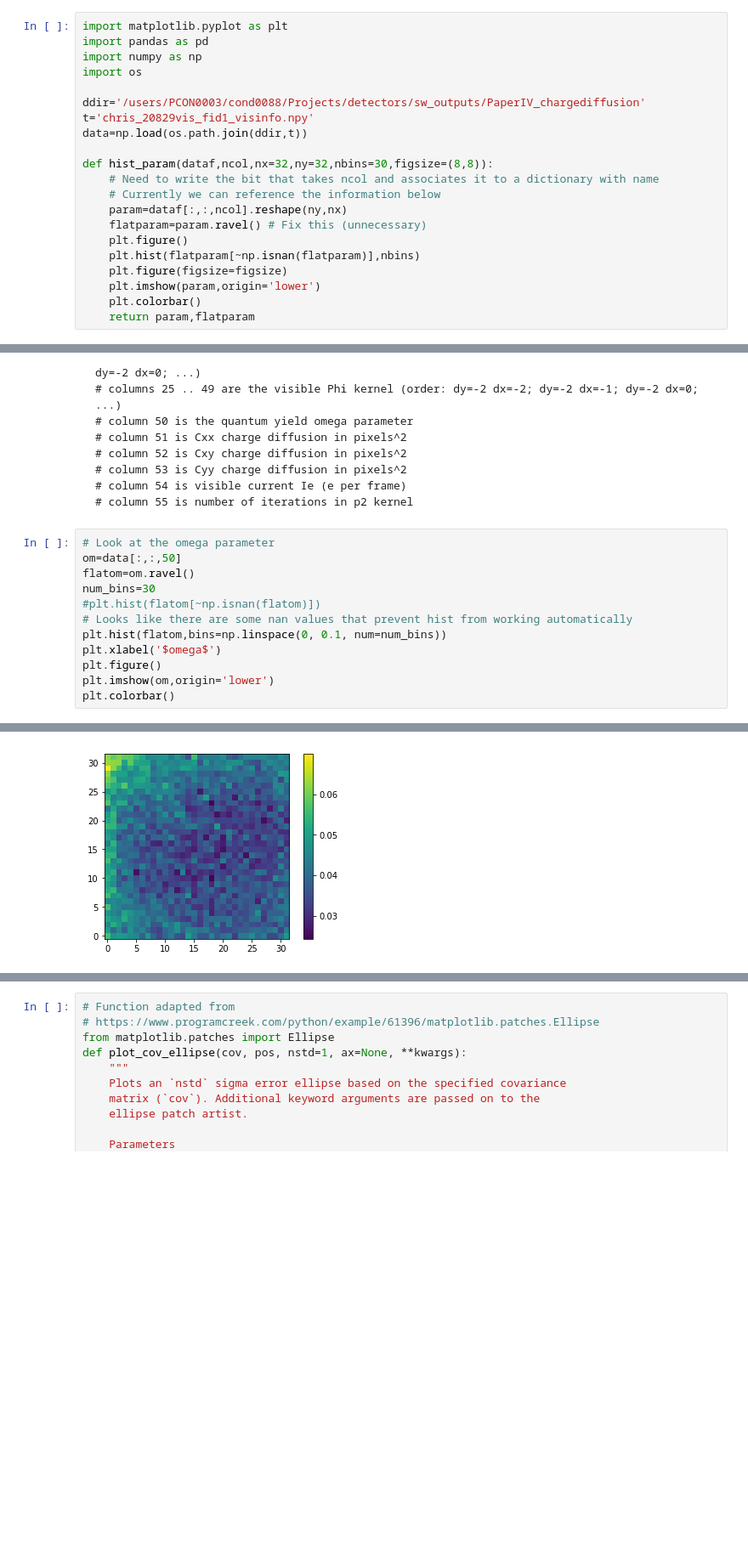
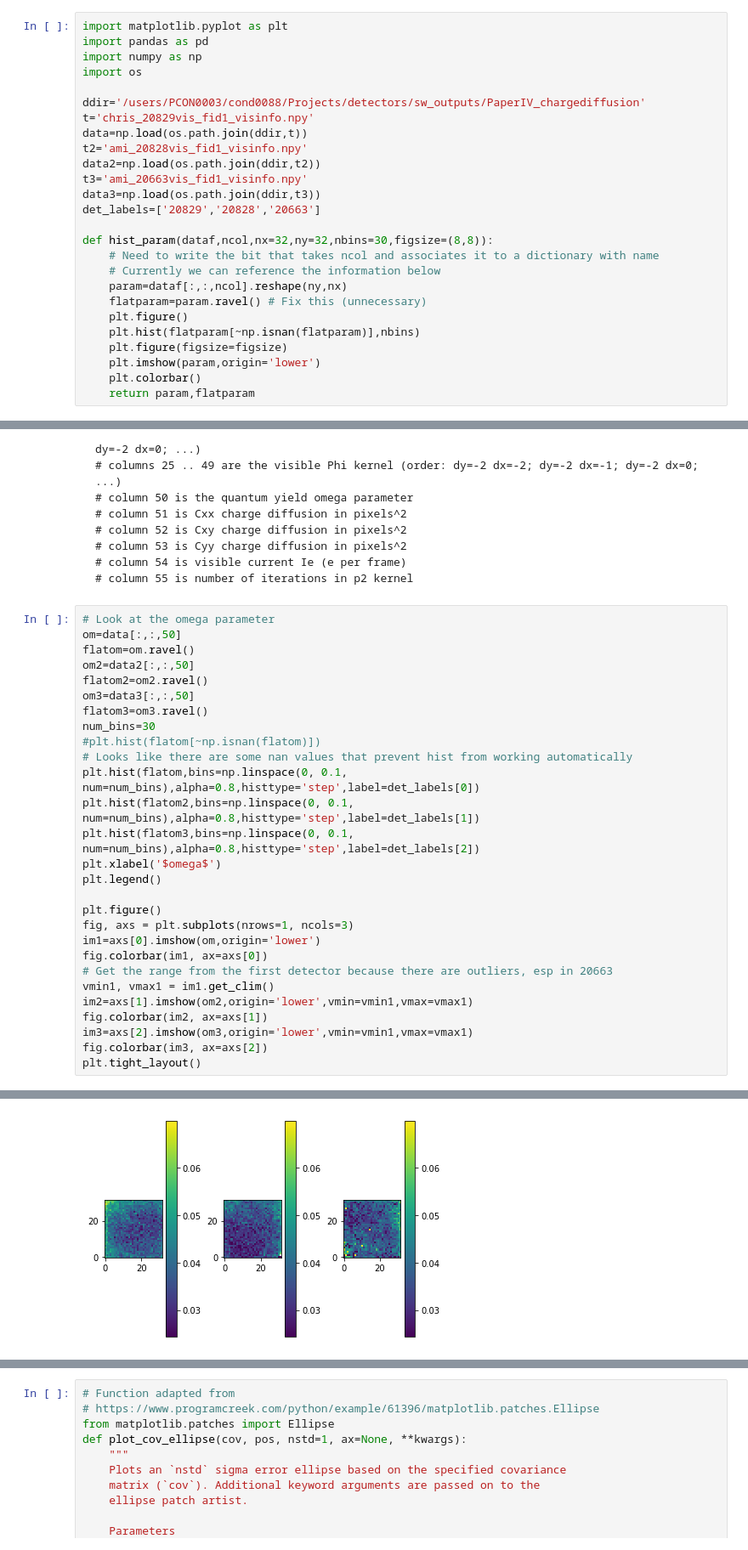
Before and after one commit to hirata10/solid-waffle, a Jupyter notebook: notebooks/plots_fiducial.ipynb, the cells around one changed output, grey strips where cells are left out. Shown at 85% size. Saved outputs shown, nothing was run; the diff lists cells and outputs as text; blank space fills up the shorter version.

Commit message:
added comparison of of omega with the other two detectors

```diff
--- a/notebooks/plots_fiducial.ipynb
+++ b/notebooks/plots_fiducial.ipynb
@@ -10,6 +10,11 @@ import os
 ddir='/users/PCON0003/cond0088/Projects/detectors/sw_outputs/PaperIV_chargediffusion'
 t='chris_20829vis_fid1_visinfo.npy'
 data=np.load(os.path.join(ddir,t))
+t2='ami_20828vis_fid1_visinfo.npy'
+data2=np.load(os.path.join(ddir,t2))
+t3='ami_20663vis_fid1_visinfo.npy'
+data3=np.load(os.path.join(ddir,t3))
+det_labels=['20829','20828','20663']
 
 def hist_param(dataf,ncol,nx=32,ny=32,nbins=30,figsize=(8,8)):
     # Need to write the bit that takes ncol and associates it to a dictionary with name
@@ -38,12 +43,28 @@
 # Look at the omega parameter
 om=data[:,:,50]
 flatom=om.ravel()
+om2=data2[:,:,50]
+flatom2=om2.ravel()
+om3=data3[:,:,50]
+flatom3=om3.ravel()
 num_bins=30
 #plt.hist(flatom[~np.isnan(flatom)])
 # Looks like there are some nan values that prevent hist from working automatically
-plt.hist(flatom,bins=np.linspace(0, 0.1, num=num_bins))
+plt.hist(flatom,bins=np.linspace(0, 0.1, num=num_bins),alpha=0.8,histtype='step',label=det_labels[0])
+plt.hist(flatom2,bins=np.linspace(0, 0.1, num=num_bins),alpha=0.8,histtype='step',label=det_labels[1])
+plt.hist(flatom3,bins=np.linspace(0, 0.1, num=num_bins),alpha=0.8,histtype='step',label=det_labels[2])
 plt.xlabel('$omega$')
+plt.legend()
+
 plt.figure()
-plt.imshow(om,origin='lower')
-plt.colorbar()
+fig, axs = plt.subplots(nrows=1, ncols=3)
+im1=axs[0].imshow(om,origin='lower')
+fig.colorbar(im1, ax=axs[0])
+# Get the range from the first detector because there are outliers, esp in 20663
+vmin1, vmax1 = im1.get_clim()
+im2=axs[1].imshow(om2,origin='lower',vmin=vmin1,vmax=vmax1)
+fig.colorbar(im2, ax=axs[1])
+im3=axs[2].imshow(om3,origin='lower',vmin=vmin1,vmax=vmax1)
+fig.colorbar(im3, ax=axs[2])
+plt.tight_layout()
 # %% [output]
@@ -52,4 +73,4 @@ plt.colorbar()
-[figure, old version]
+[figure, new version]
 # %%
 # iterations in the p2 kernel
 nit=data[:,:,55]
```
Also changed, not shown: parts of 5 cells of this notebook.
